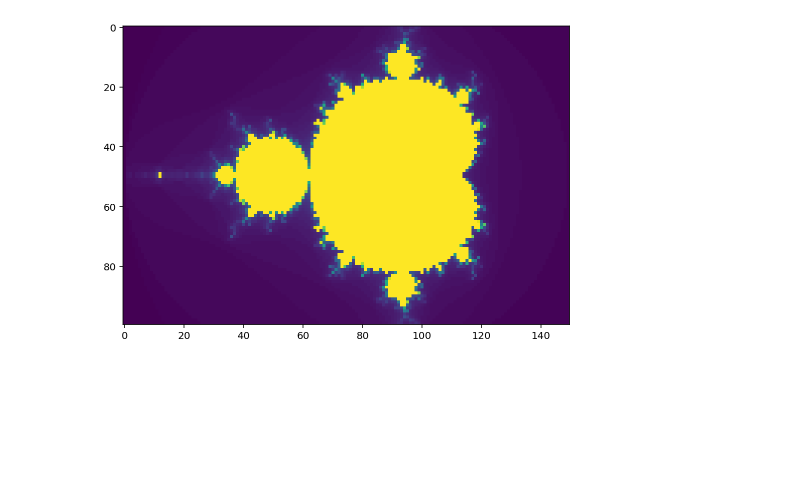
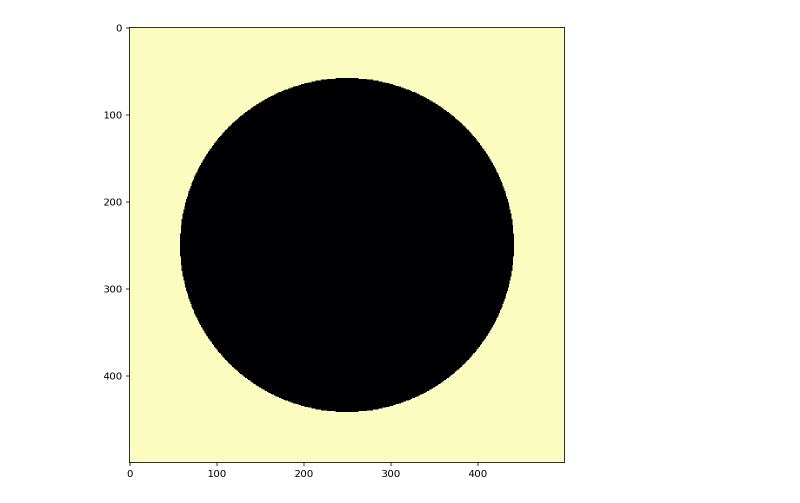
Before and after one commit to themichaelyang/dynsys, a Jupyter notebook: hw-8.ipynb, the cells around one changed output. Saved outputs shown, nothing was run; the diff lists cells and outputs as text; code cells hidden in the pictures; blank space fills up the shorter version.

Commit message:
Add julia set

```diff
--- a/hw-8.ipynb
+++ b/hw-8.ipynb
@@ -42,33 +43,33 @@ mandelbrot()
 # %%
-def mandelbrot_2():
+def julia(c):
     max_iterations = 100
-    z_num = 15000
+    radius = 0.5 * (1 + np.sqrt(1 + 4 * np.abs(c)))
 
-    zi = np.zeros(z_num, dtype=complex)
+    map_fn = lambda z: z**2 + c
+
+    p_num = 500
+    q_num = 500
+    ratio = p_num / q_num
+
+    z_num = p_num * q_num
+
+    zi = np.array([p + q * 1j for q in np.linspace(-1.3, 1.3, q_num)
+                              for p in np.linspace(-1.3, 1.3, p_num)])
+
     iterations = np.zeros(z_num, dtype=int)
 
-    mandelbrot_map = lambda c: lambda z: z**2 + c
-
-    q_p_ratio = 2/3
-    p_num = int(np.sqrt(z_num / q_p_ratio))
-    q_num = int(q_p_ratio * p_num)
-
-    c = [p + q * 1j for q in np.linspace(-1, 1, q_num)
-                    for p in np.linspace(-2, 1, p_num)]
-
     for i in range(max_iterations):
-        mask = np.abs(zi) < 2
+        mask = np.abs(zi) < radius
 
         zi[mask] = (zi ** 2 + c)[mask]
-        zi[np.logical_not(mask)] = 2
+        zi[np.logical_not(mask)] = radius
         iterations[mask] = i + 1
 
-    # p is y axis, q is x axis
     image = iterations.reshape(q_num, p_num)
 
-    fig, ax = plt.subplots(figsize=(8, 12))
-    ax.imshow(image)
+    fig, ax = plt.subplots(figsize=(8 * ratio, 8))
+    ax.imshow(image, cmap=plt.cm.get_cmap('magma_r'))
-# %%
-mandelbrot_2()
-# %% [output]
-[figure, removed]
+# %%
+julia(0)
+# %% [output]
+[figure, added]
```
Also changed, not shown: parts of 8 cells of this notebook, 1 other file.
